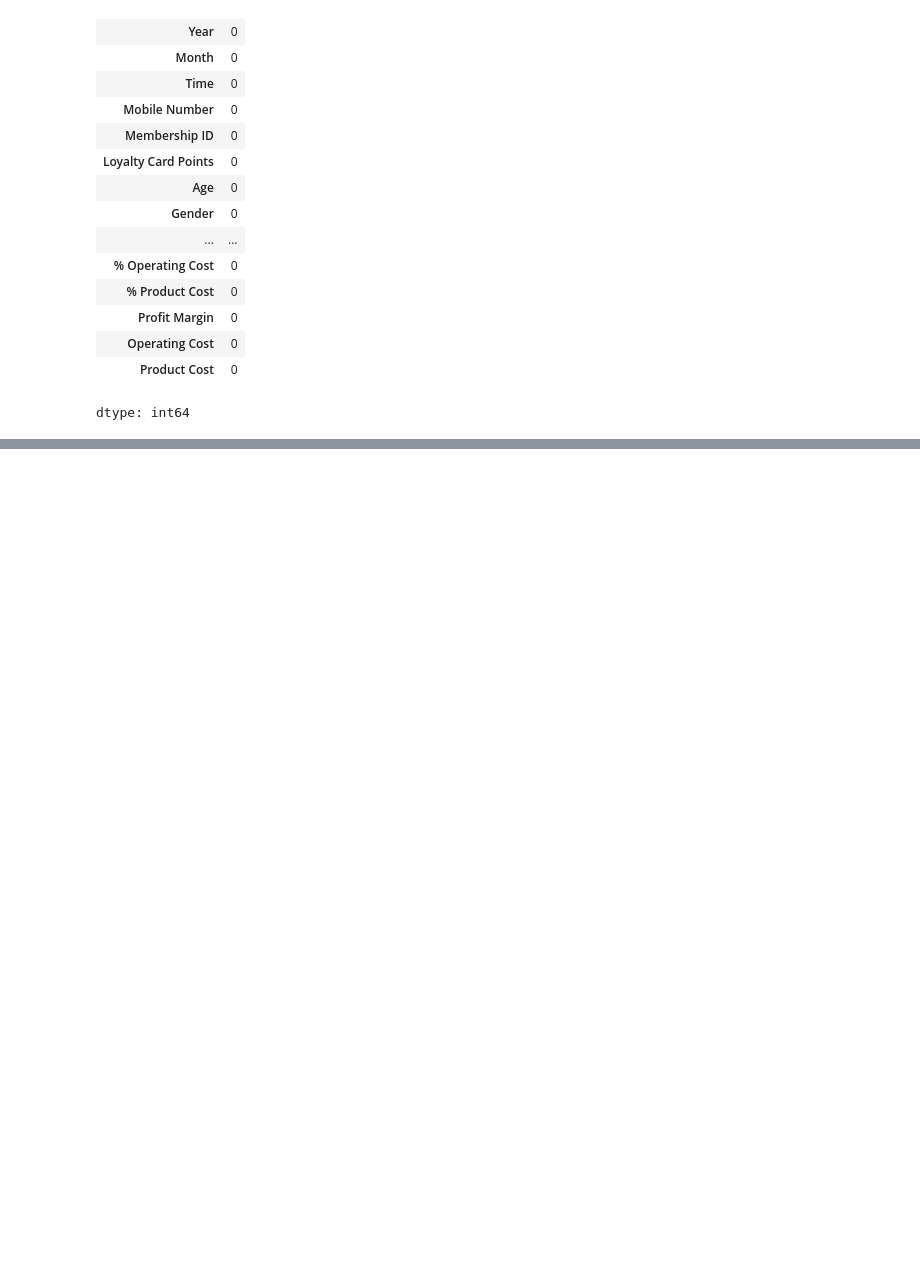
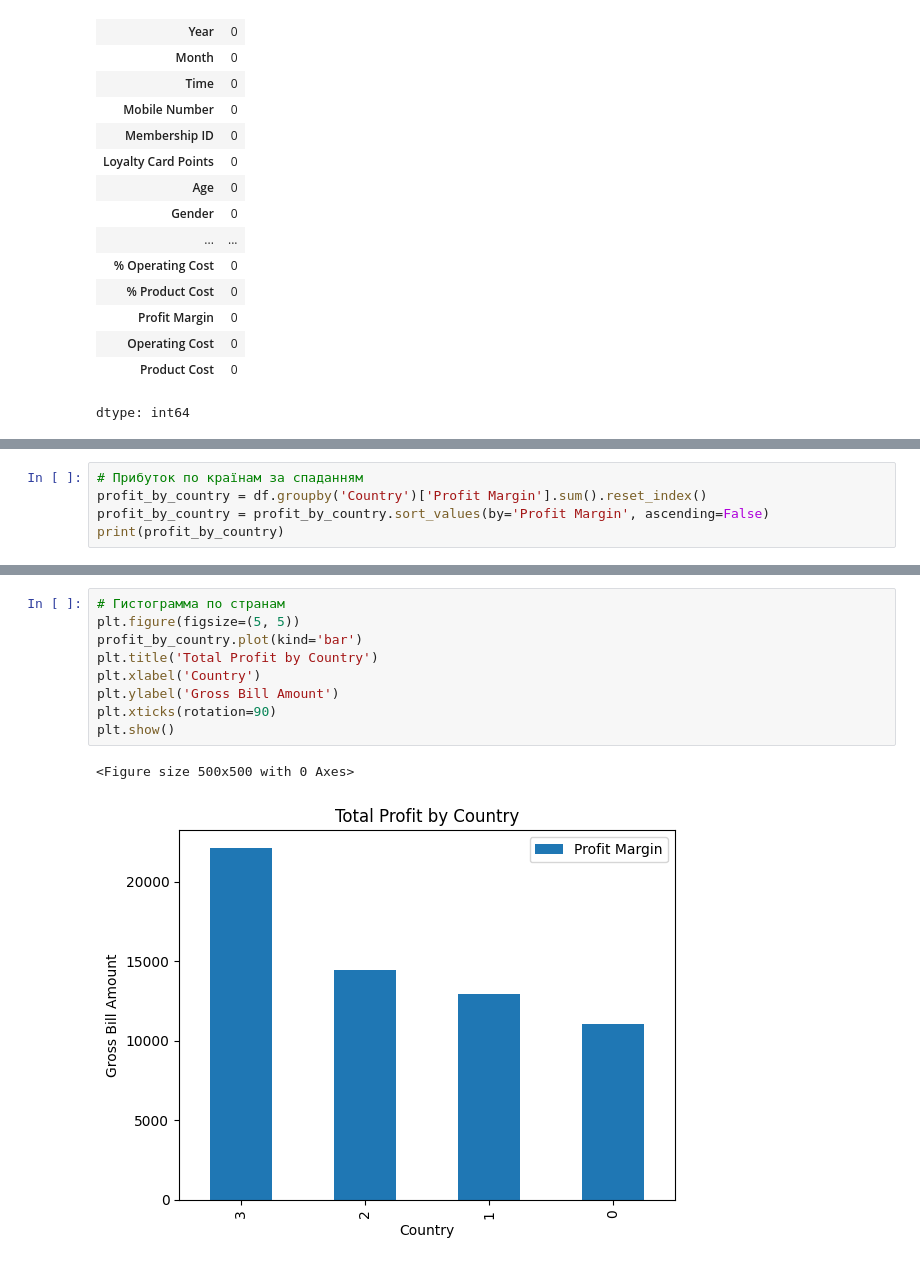
Before and after one commit to oleg-zao/My-Python-Home-Work, a Jupyter notebook: Final_Project_Grocery_store_sales_analysis.ipynb, the cells around one changed output, grey strips where cells are left out. Cells and saved outputs as stored; diff of their text form; blank space fills up the shorter version.

```diff
--- a/Final_Project_Grocery_store_sales_analysis.ipynb
+++ b/Final_Project_Grocery_store_sales_analysis.ipynb
@@ -153,0 +175,5 @@ dtype: int64
+# %%
+# Прибуток по країнам за спаданням
+profit_by_country = df.groupby('Country')['Profit Margin'].sum().reset_index()
+profit_by_country = profit_by_country.sort_values(by='Profit Margin', ascending=False)
+print(profit_by_country)
@@ -153,0 +209,12 @@ dtype: int64
+# %%
+# Гистограмма по странам
+plt.figure(figsize=(5, 5))
+profit_by_country.plot(kind='bar')
+plt.title('Total Profit by Country')
+plt.xlabel('Country')
+plt.ylabel('Gross Bill Amount')
+plt.xticks(rotation=90)
+plt.show()
+# %% [output]
+<Figure size 500x500 with 0 Axes>
+[figure, added]
```
Also changed, not shown: parts of 17 cells of this notebook.
